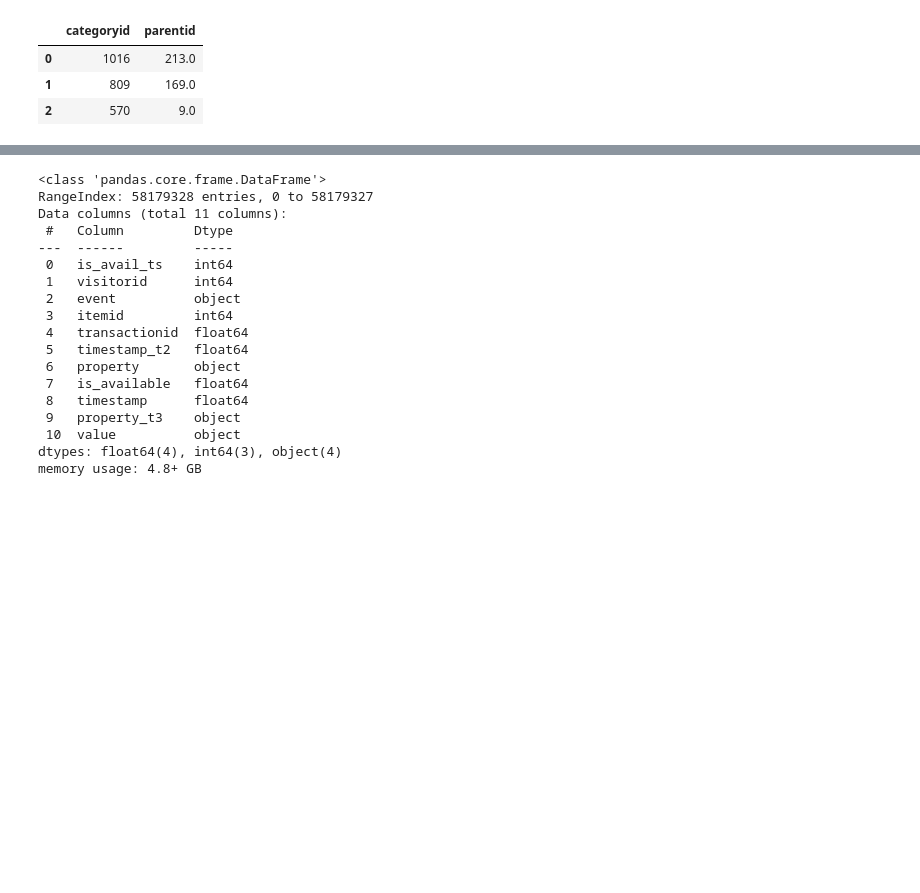
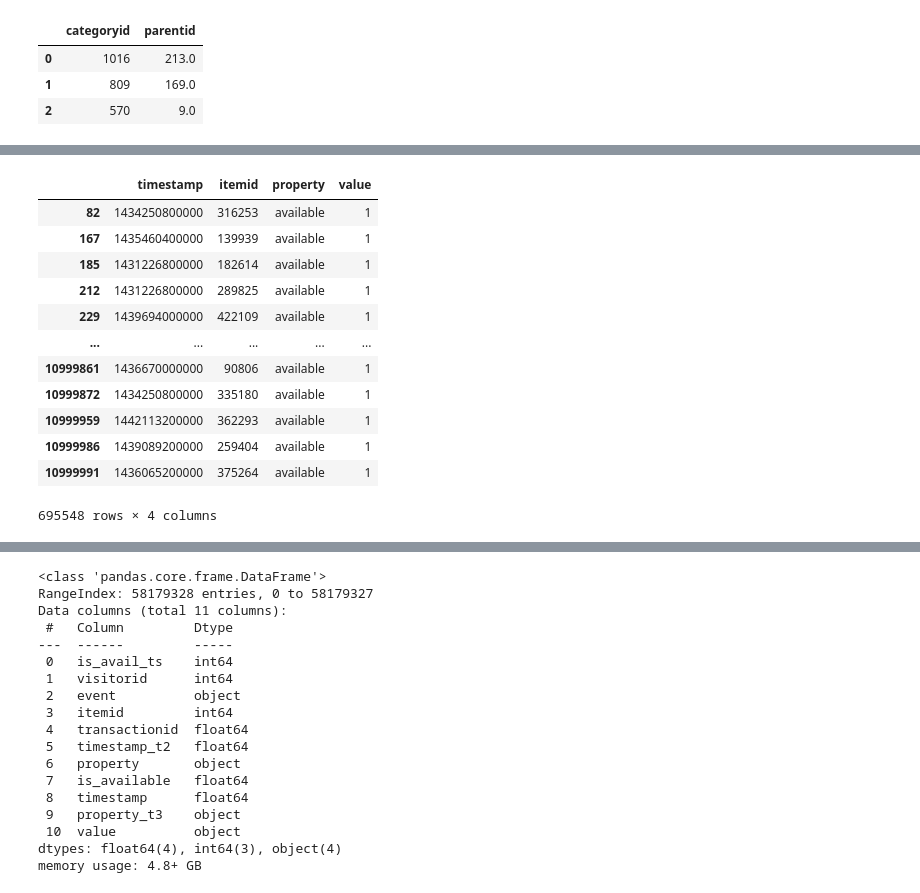
Before and after one commit to AndreyProkofiev/mle-pr-final, a Jupyter notebook: notebooks/eda.ipynb, the cells around one changed output, grey strips where cells are left out. Drawn from its saved outputs; the diff is of its cells as text; code cells hidden in the pictures; blank space fills up the shorter version.

```diff
--- a/notebooks/eda.ipynb
+++ b/notebooks/eda.ipynb
@@ -314,0 +342,16 @@ is_available['value'] = is_available['value'].astype(int)
+# %%
+is_available_true
+# %% [output]
+|  | timestamp | itemid | property | value |
+| 82 | 1434250800000 | 316253 | available | 1 |
+| 167 | 1435460400000 | 139939 | available | 1 |
+| 185 | 1431226800000 | 182614 | available | 1 |
+| 212 | 1431226800000 | 289825 | available | 1 |
+| 229 | 1439694000000 | 422109 | available | 1 |
+| ... | ... | ... | ... | ... |
+| 10999861 | 1436670000000 | 90806 | available | 1 |
+| 10999872 | 1434250800000 | 335180 | available | 1 |
+| 10999959 | 1442113200000 | 362293 | available | 1 |
+| 10999986 | 1439089200000 | 259404 | available | 1 |
+| 10999991 | 1436065200000 | 375264 | available | 1 |
+695548 rows × 4 columns
```
Also changed, not shown: parts of 20 cells of this notebook.
